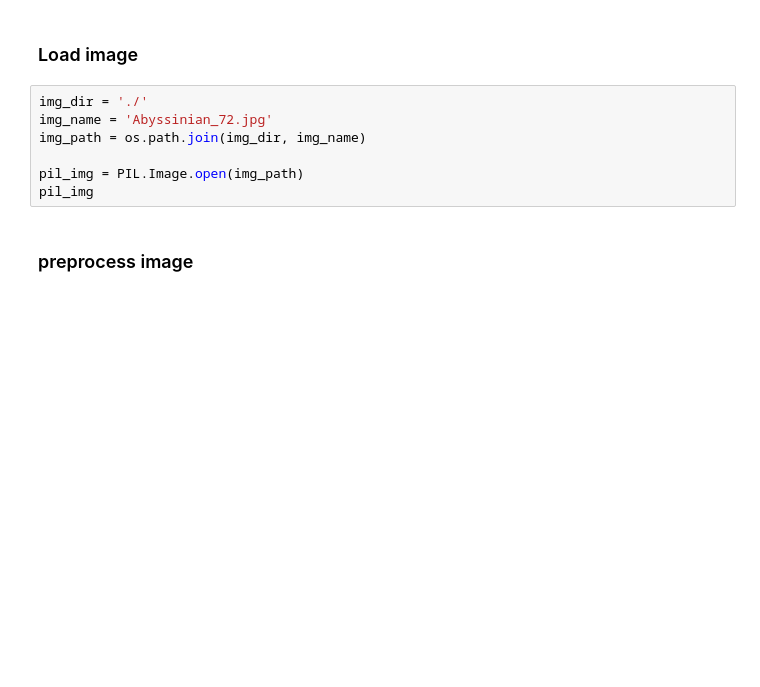
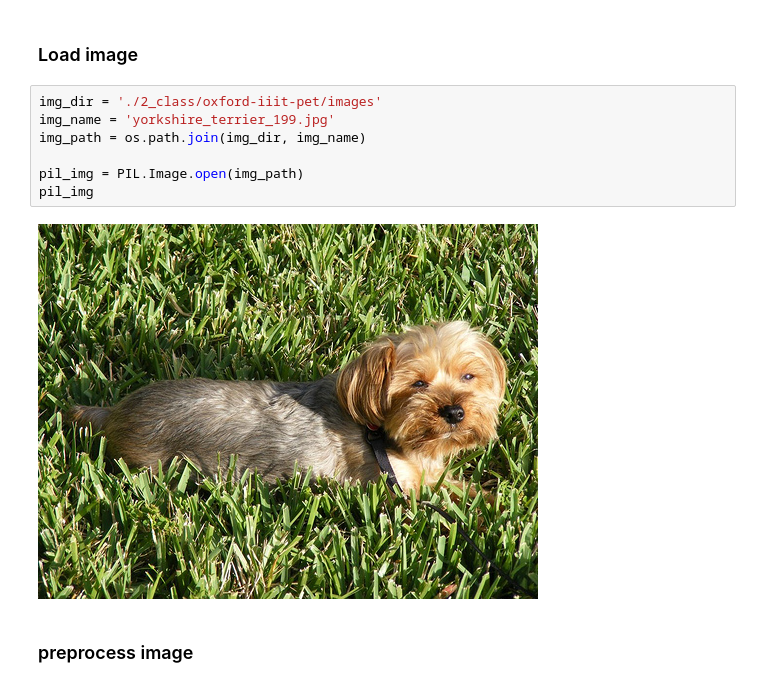
Before and after one commit to OmmmmooooO/gradcampp_fastai, a Jupyter notebook: GradCAM++.ipynb, the cells around one changed output. Drawn from its saved outputs; the diff is of its cells as text; blank space fills up the shorter version.

```diff
--- a/GradCAM++.ipynb
+++ b/GradCAM++.ipynb
@@ -14,12 +14,14 @@ from gradcam import GradCAM, GradCAMpp
 # %% [markdown]
 ### Load image
 # %%
-img_dir = './'
-img_name = 'Abyssinian_72.jpg'
+img_dir = './2_class/oxford-iiit-pet/images'
+img_name = 'yorkshire_terrier_199.jpg'
 img_path = os.path.join(img_dir, img_name)
 
 pil_img = PIL.Image.open(img_path)
 pil_img
+# %% [output]
+[figure, added]
 # %% [markdown]
 ### preprocess image
 # %%
```
Also changed, not shown: parts of 4 cells of this notebook.
